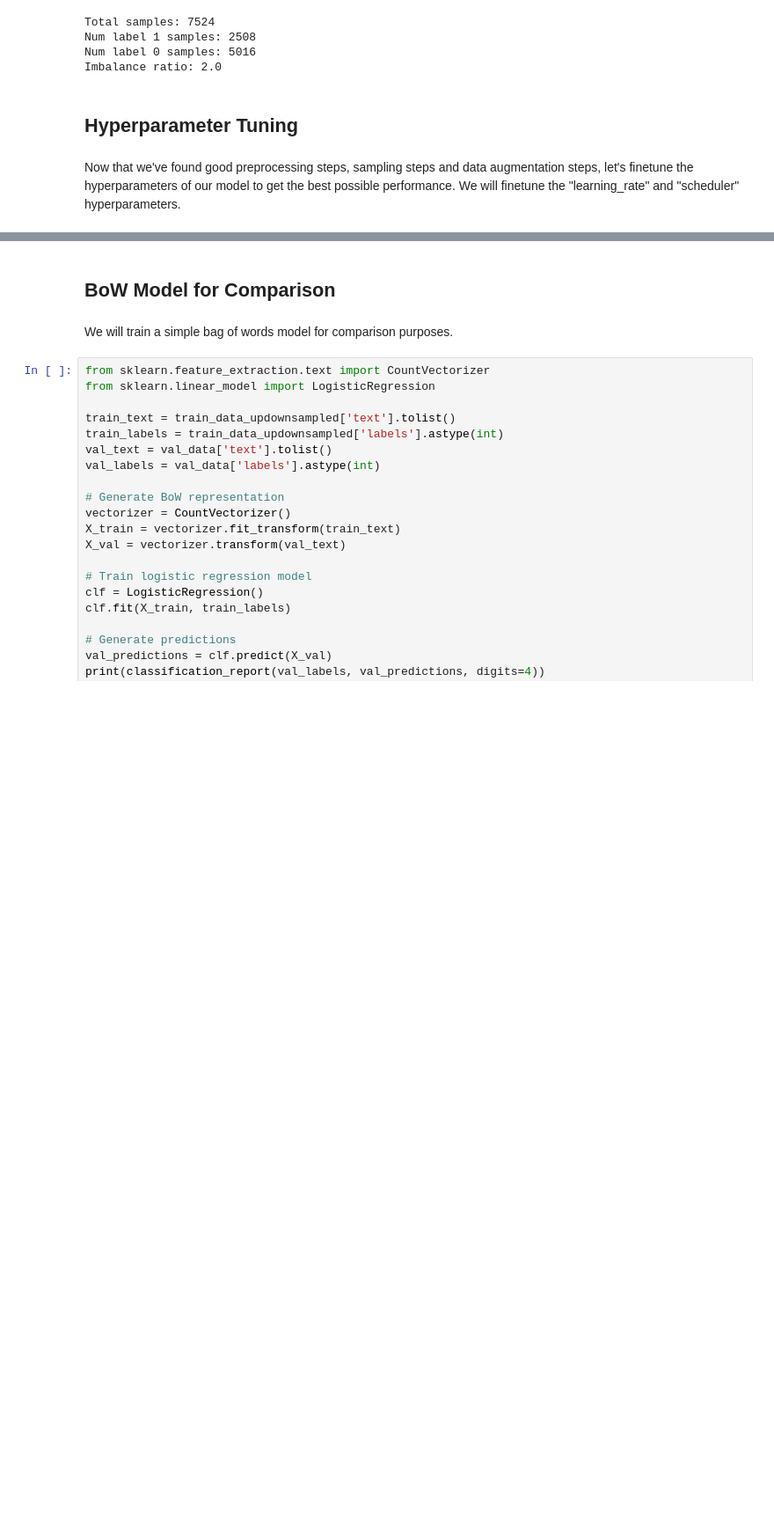
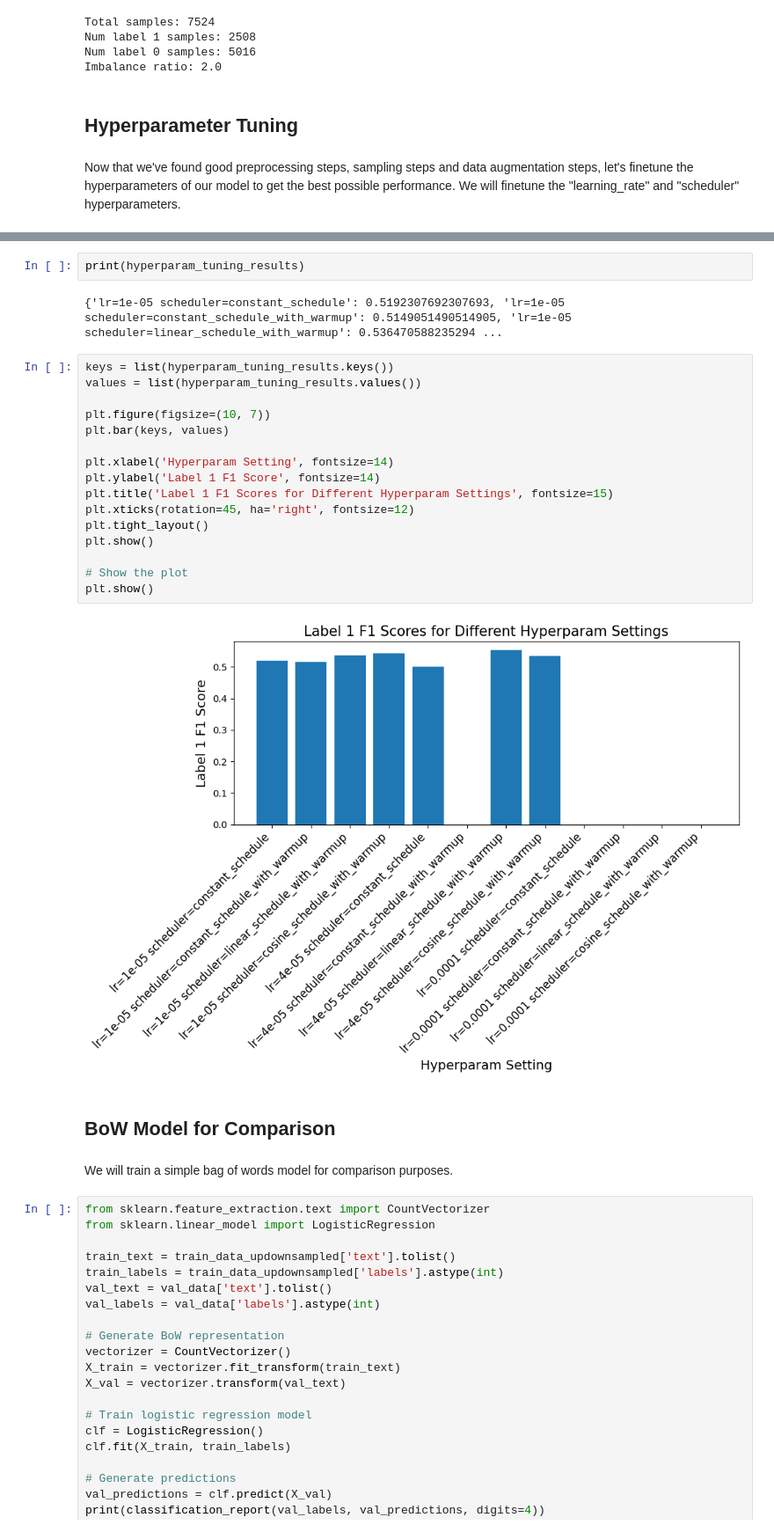
Before and after one commit to Jonezia/DontPatroniseMe, a Jupyter notebook: Untitled.ipynb, the cells around one changed output, grey strips where cells are left out. Shown: that part at 88% size. Cells and saved outputs as stored; diff of their text form; blank space fills up the shorter version.

Commit message:
Finished hyperparam search and produced final model

```diff
--- a/Untitled.ipynb
+++ b/Untitled.ipynb
@@ -1336,3 +1403,25 @@ You should probably TRAIN this model on a down-stream task to be able to use it
+# %%
+print(hyperparam_tuning_results)
+# %% [output]
+{'lr=1e-05 scheduler=constant_schedule': 0.5192307692307693, 'lr=1e-05 scheduler=constant_schedule_with_warmup': 0.5149051490514905, 'lr=1e-05 scheduler=linear_schedule_with_warmup': 0.536470588235294 ...
+# %%
+keys = list(hyperparam_tuning_results.keys())
+values = list(hyperparam_tuning_results.values())
+
+plt.figure(figsize=(10, 7))
+plt.bar(keys, values)
+
+plt.xlabel('Hyperparam Setting', fontsize=14)
+plt.ylabel('Label 1 F1 Score', fontsize=14)
+plt.title('Label 1 F1 Scores for Different Hyperparam Settings', fontsize=15)
+plt.xticks(rotation=45, ha='right', fontsize=12)
+plt.tight_layout()
+plt.show()
+
+# Show the plot
+plt.show()
+# %% [output]
+[figure, added]
 # %% [markdown]
 ## BoW Model for Comparison
 # %% [markdown]
```
Also changed, not shown: parts of 7 cells of this notebook, 3 other files.
